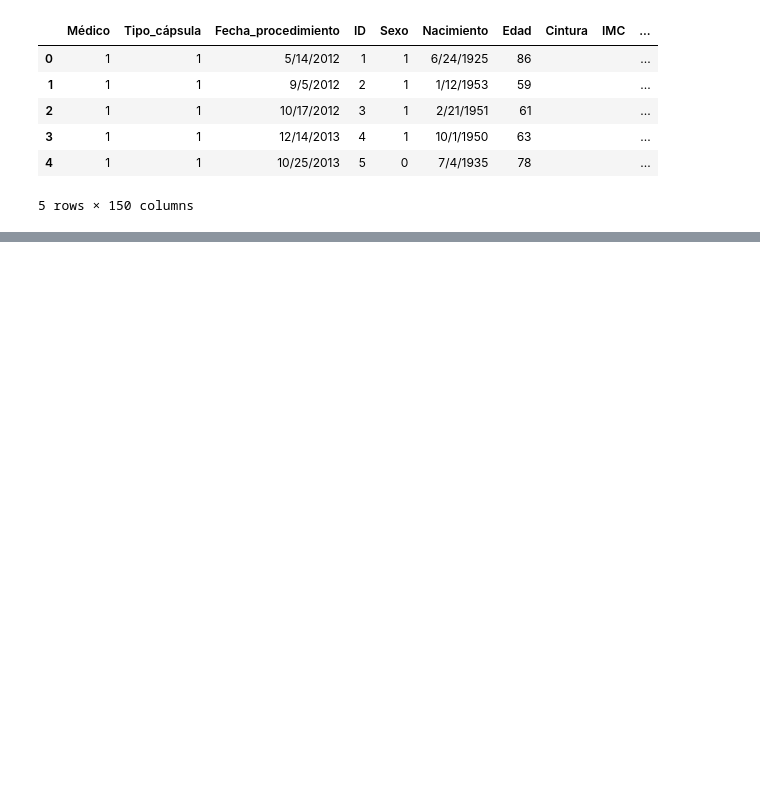
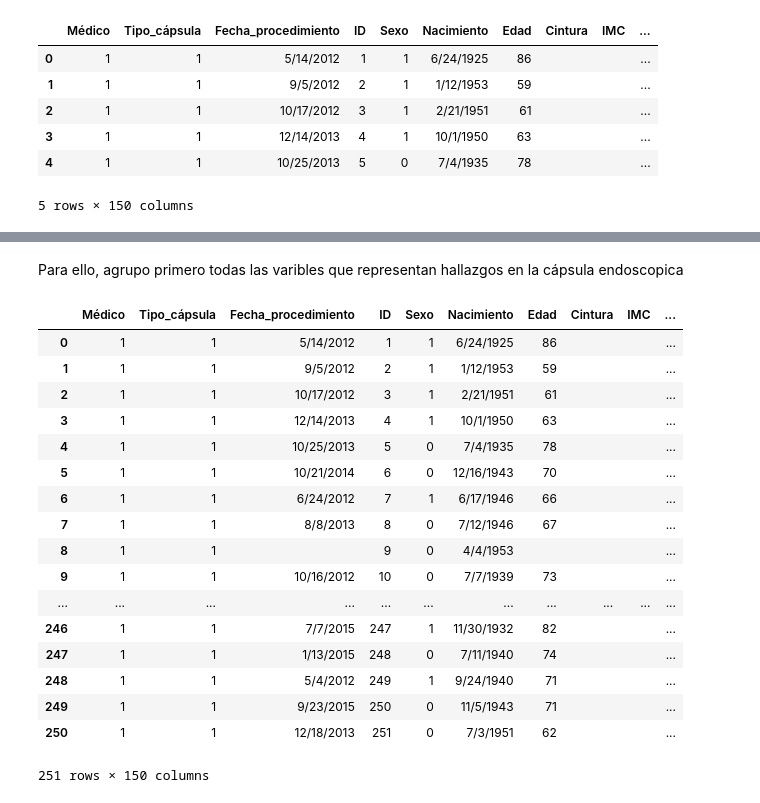
Before and after one commit to Hermenegildo12/Capsula_endoscopia, a Jupyter notebook: Capsula.ipynb, the cells around one changed output, grey strips where cells are left out. Drawn from its saved outputs; the diff is of its cells as text; code cells hidden in the pictures; blank space fills up the shorter version.

```diff
--- a/Capsula.ipynb
+++ b/Capsula.ipynb
@@ -15,0 +70,3 @@ datos.head()
+# %%
+#Borro la variable Dianoscitos porque sería un hallazgo compatible con la normalidad.
+datos.drop(columns=['Dianocitos'],axis=0, inplace=True)
@@ -15,0 +76,12 @@ datos.head()
+# %%
+def hernia(fila):
+    a='Hernia_hiato_esof'
+    b='Hernia_hiato_estom'
+    if fila[a]==fila[b]:
+        return fila[a]
+    elif fila[a]<fila[b]:
+        return fila[b]
+    else:
+        return fila[a]
+# %%
+datos["Hernia_hiato_total"]=datos.apply(lambda fila: hernia(fila),axis=1)
@@ -15,0 +111,2 @@ datos.head()
+# %% [markdown]
+Para ello, agrupo primero todas las varibles que representan hallazgos en la cápsula endoscopica
@@ -15,0 +163,22 @@ datos.head()
+# %%
+ver=datos[datos[hallazgos]==1].index
+datos.loc[ver]
+# %% [output]
+|  | Médico | Tipo_cápsula | Fecha_procedimiento | ID | Sexo | Nacimiento | Edad | Cintura | IMC | ... |
+| 0 | 1 | 1 | 5/14/2012 | 1 | 1 | 6/24/1925 | 86 |  |  | ... |
+| 1 | 1 | 1 | 9/5/2012 | 2 | 1 | 1/12/1953 | 59 |  |  | ... |
+| 2 | 1 | 1 | 10/17/2012 | 3 | 1 | 2/21/1951 | 61 |  |  | ... |
+| 3 | 1 | 1 | 12/14/2013 | 4 | 1 | 10/1/1950 | 63 |  |  | ... |
+| 4 | 1 | 1 | 10/25/2013 | 5 | 0 | 7/4/1935 | 78 |  |  | ... |
+| 5 | 1 | 1 | 10/21/2014 | 6 | 0 | 12/16/1943 | 70 |  |  | ... |
+| 6 | 1 | 1 | 6/24/2012 | 7 | 1 | 6/17/1946 | 66 |  |  | ... |
+| 7 | 1 | 1 | 8/8/2013 | 8 | 0 | 7/12/1946 | 67 |  |  | ... |
+| 8 | 1 | 1 |  | 9 | 0 | 4/4/1953 |  |  |  | ... |
+| 9 | 1 | 1 | 10/16/2012 | 10 | 0 | 7/7/1939 | 73 |  |  | ... |
+| ... | ... | ... | ... | ... | ... | ... | ... | ... | ... | ... |
+| 246 | 1 | 1 | 7/7/2015 | 247 | 1 | 11/30/1932 | 82 |  |  | ... |
+| 247 | 1 | 1 | 1/13/2015 | 248 | 0 | 7/11/1940 | 74 |  |  | ... |
+| 248 | 1 | 1 | 5/4/2012 | 249 | 1 | 9/24/1940 | 71 |  |  | ... |
+| 249 | 1 | 1 | 9/23/2015 | 250 | 0 | 11/5/1943 | 71 |  |  | ... |
+| 250 | 1 | 1 | 12/18/2013 | 251 | 0 | 7/3/1951 | 62 |  |  | ... |
+251 rows × 150 columns
```
Also changed, not shown: parts of 21 cells of this notebook.
